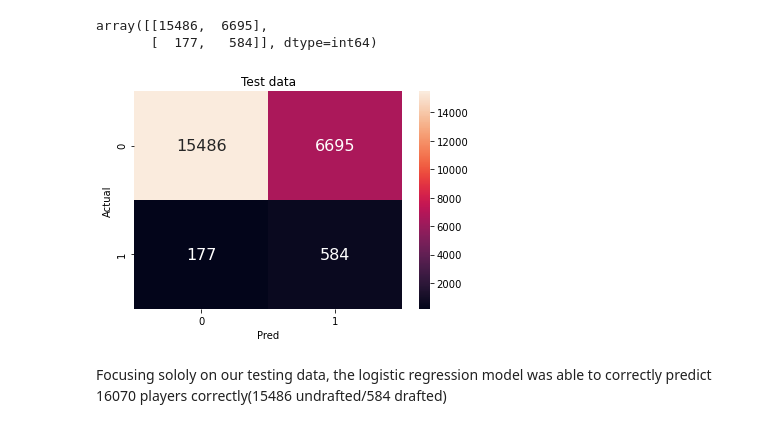
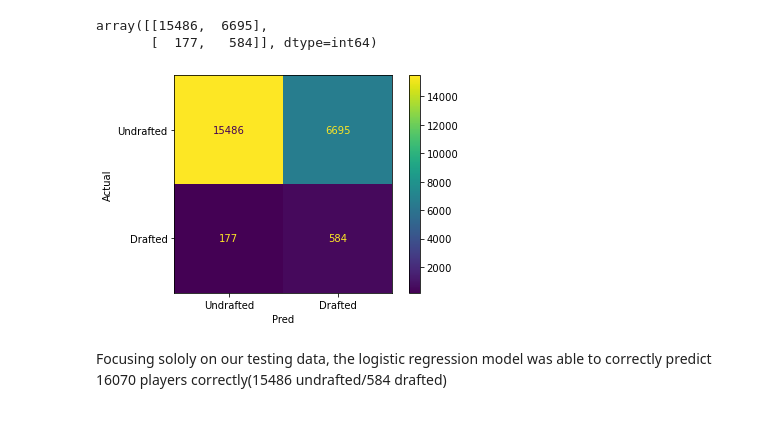
Before and after one commit to sik-flow/NCAA-draft-classification, a Jupyter notebook: III. Modeling.ipynb, the cells around one changed output. Drawn from its saved outputs; the diff is of its cells as text; code cells hidden in the pictures.

```diff
--- a/III. Modeling.ipynb
+++ b/III. Modeling.ipynb
@@ -121,14 +122,15 @@ cf
 # %% [output]
 array([[15486,  6695],
        [  177,   584]], dtype=int64)
-# %%
-# heat meat for vis
-plt.title('Test data')
-sns.heatmap(cf,annot=True,annot_kws={'size':16},fmt='g')
-plt.xlabel('Pred')
-plt.ylabel('Actual');
-# %% [output]
-[figure, removed]
+# %%
+plot_confusion_matrix(model_log,x_test,y_test,display_labels=['Undrafted','Drafted'])
+plt.xlabel('Pred')
+plt.ylabel('Actual')
+
+#save png
+plt.savefig('Images/LogisticRegression_cf_test');
+# %% [output]
+[figure, added]
 # %% [markdown]
 Focusing sololy on our testing data, the logistic regression model was able to correctly predict 16070 players correctly(15486 undrafted/584 drafted)
 # %%
```
Also changed, not shown: parts of 2 cells of this notebook, 3 other files.
